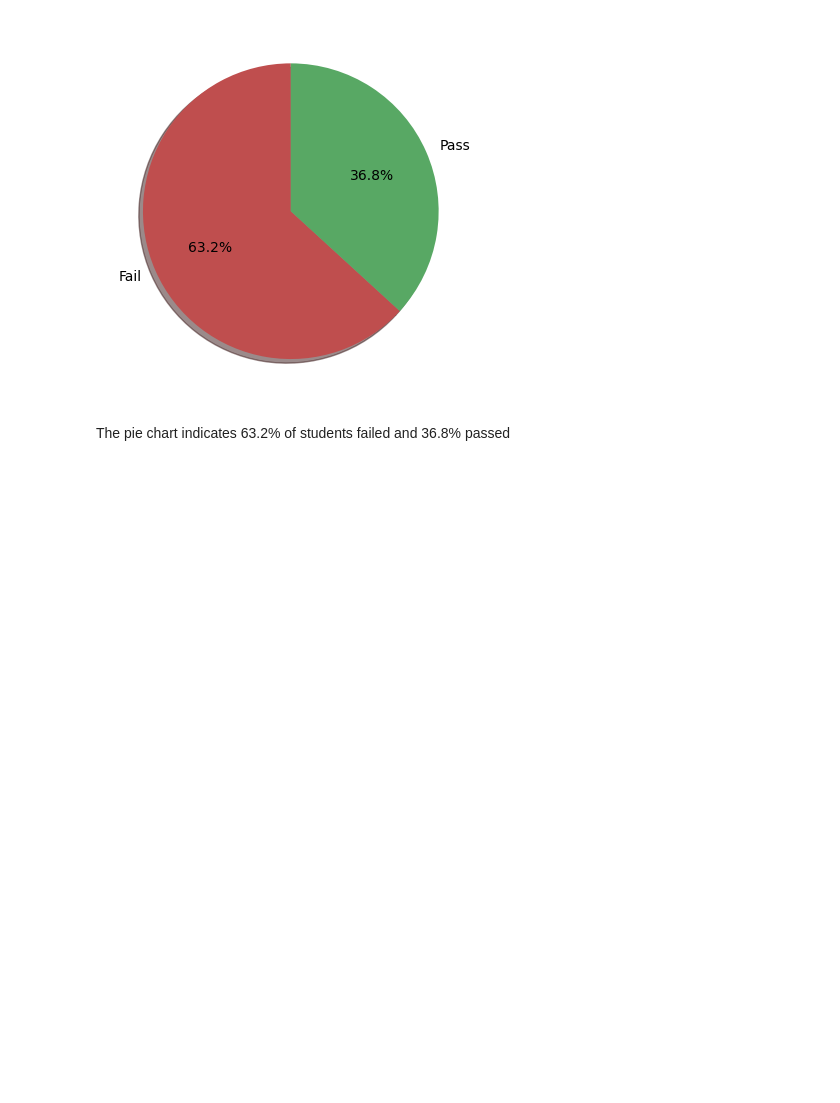
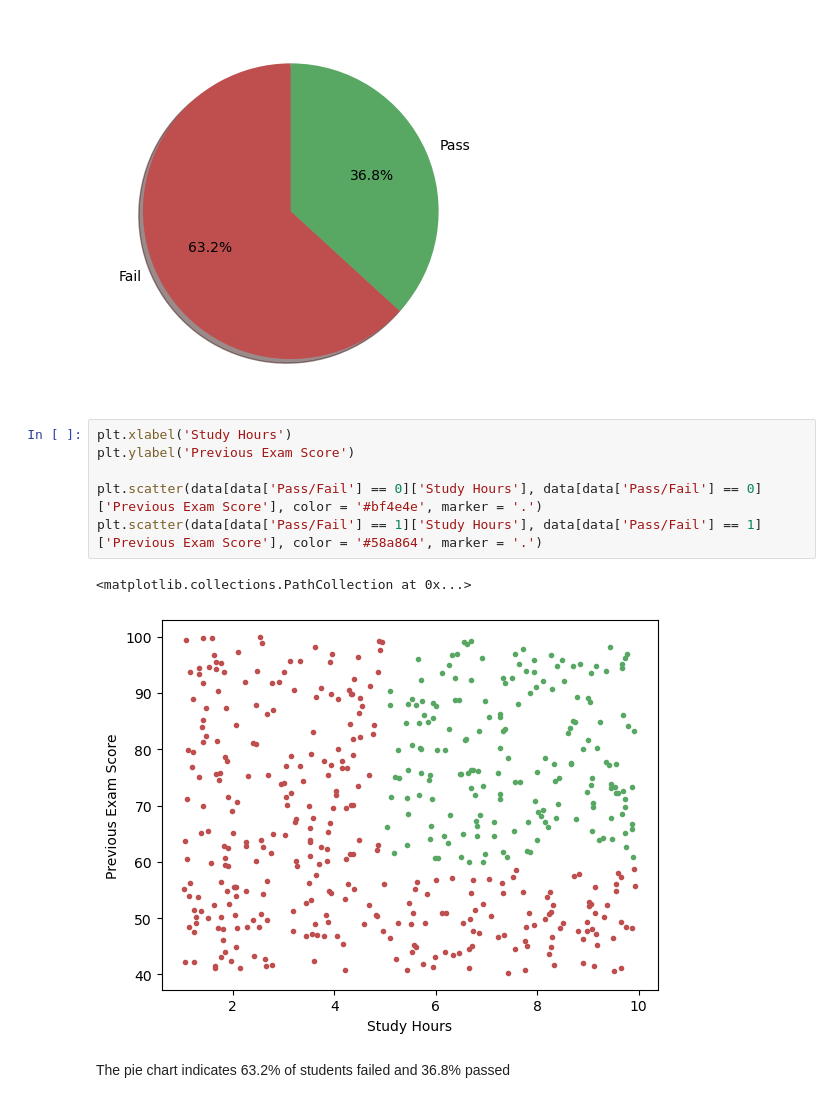
Before and after one commit to Arnav-Aeon/Student-Exam-Performance-Prediction, a Jupyter notebook: performance_prediction.ipynb, the cells around one changed output. Saved outputs shown, nothing was run; the diff lists cells and outputs as text; blank space fills up the shorter version.

```diff
--- a/performance_prediction.ipynb
+++ b/performance_prediction.ipynb
@@ -35,6 +35,15 @@ plt.pie(data['Pass/Fail'].value_counts(), labels = ['Fail' , 'Pass'], autopct =
 plt.show()
 # %% [output]
 [figure]
+# %%
+plt.xlabel('Study Hours')
+plt.ylabel('Previous Exam Score')
+
+plt.scatter(data[data['Pass/Fail'] == 0]['Study Hours'], data[data['Pass/Fail'] == 0]['Previous Exam Score'], color = '#bf4e4e', marker = '.')
+plt.scatter(data[data['Pass/Fail'] == 1]['Study Hours'], data[data['Pass/Fail'] == 1]['Previous Exam Score'], color = '#58a864', marker = '.')
+# %% [output]
+<matplotlib.collections.PathCollection at 0x...>
+[figure, added]
 # %% [markdown]
 The pie chart indicates 63.2% of students failed and 36.8% passed
 # %%
```
Also changed, not shown: parts of 14 cells of this notebook.
